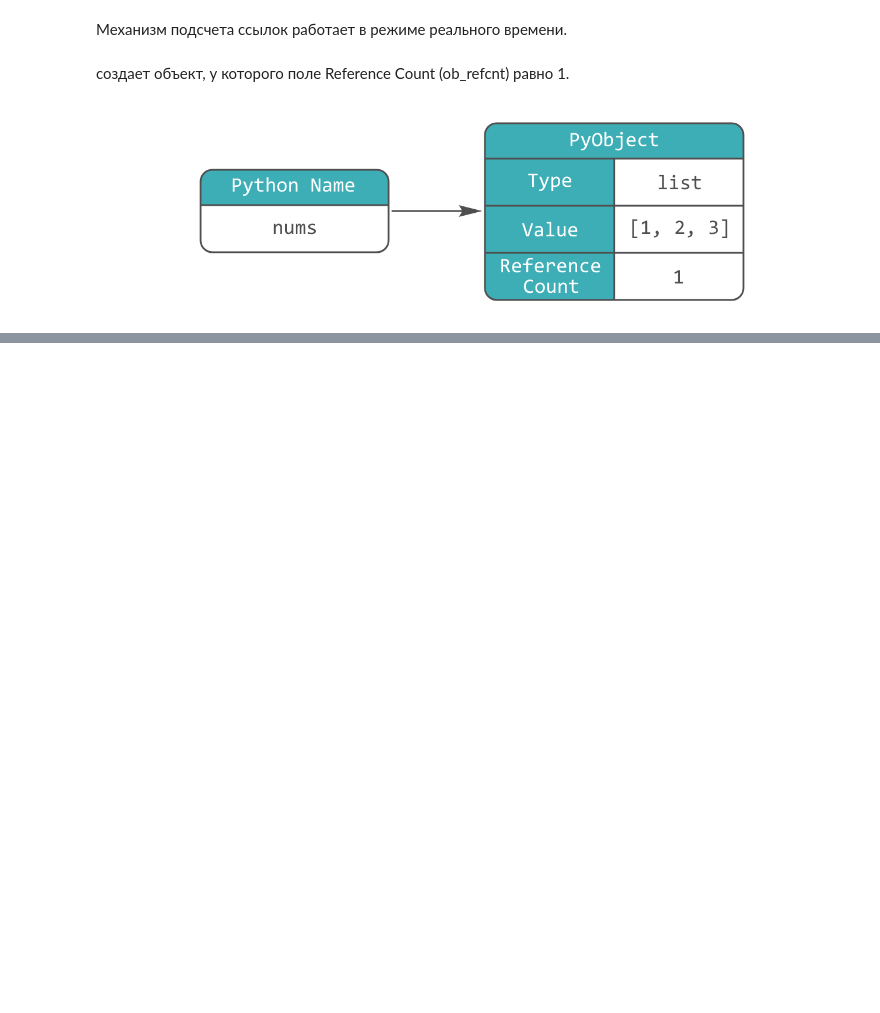
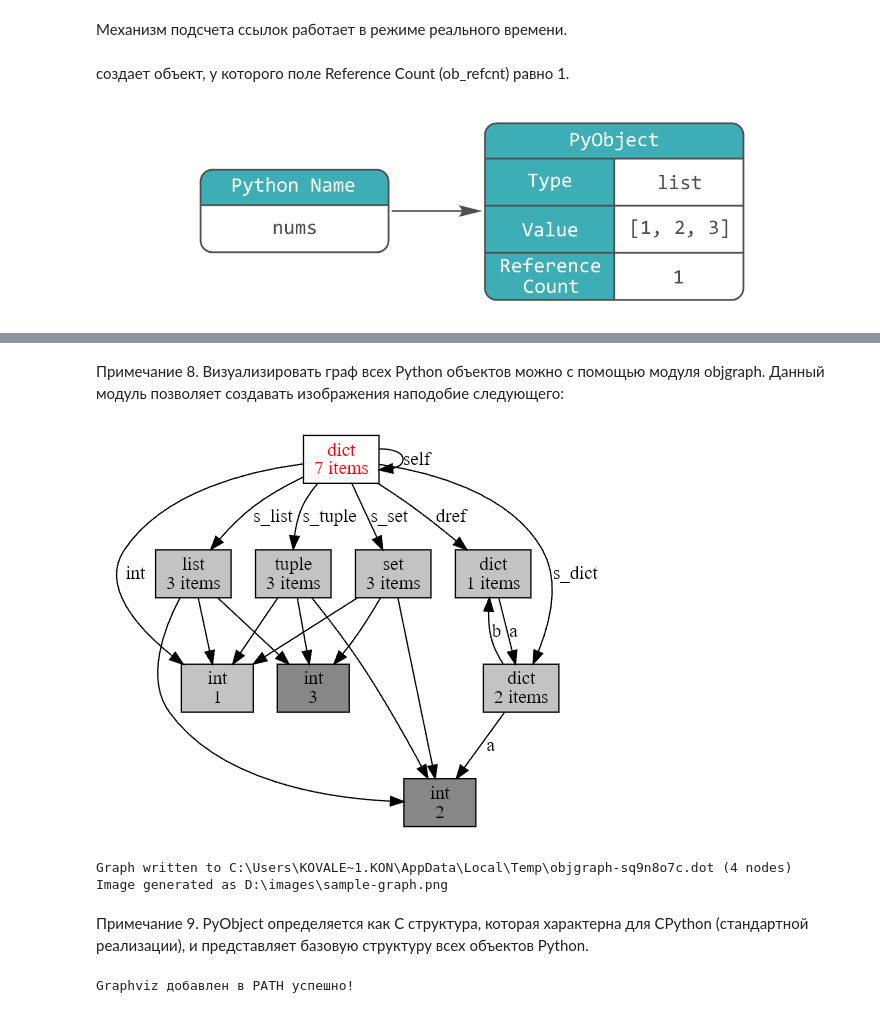
Before and after one commit to KovalenkoKonstantin/Python-Generation-a-Course-for-Professionals, a Jupyter notebook: 5/5.5 Memory clearing mechanisms.ipynb, the cells around one changed output, grey strips where cells are left out. Cells and saved outputs as stored; diff of their text form; code cells hidden in the pictures; blank space fills up the shorter version.

```diff
--- a/5/5.5 Memory clearing mechanisms.ipynb
+++ b/5/5.5 Memory clearing mechanisms.ipynb
@@ -26,0 +170,38 @@ picture('память8 (1).png')
+# %% [markdown]
+Примечание 8. Визуализировать граф всех Python объектов можно с помощью модуля objgraph. Данный модуль позволяет создавать изображения наподобие следующего:
+# %%
+picture('(1).png')
+# %% [output]
+[figure, added]
+# %%
+import objgraph
+
+x = []
+y = [x, [x], dict(x=x)]
+
+# Путь, куда сохранить изображение
+output_path = r"D:\images\sample-graph.png"
+
+# Показать ссылки на y и сохранить граф в указанную папку
+objgraph.show_refs([y], filename=output_path)
+# %% [output]
+Graph written to C:\Users\KOVALE~1.KON\AppData\Local\Temp\objgraph-sq9n8o7c.dot (4 nodes)
+Image generated as D:\images\sample-graph.png
+# %% [markdown]
+Примечание 9. PyObject определяется как C структура, которая характерна для CPython (стандартной реализации), и представляет базовую структуру всех объектов Python.
+# %%
+import os
+
+# Путь к Graphviz
+graphviz_path = r"C:\Program Files\Graphviz\bin"
+
+# Добавляем путь в переменную среды PATH
+os.environ["PATH"] += os.pathsep + graphviz_path
+
+# Проверка
+if "dot" in os.popen("where dot").read():
+    print("Graphviz добавлен в PATH успешно!")
+else:
+    print("Не удалось найти Graphviz в PATH.")
+# %% [output]
+Graphviz добавлен в PATH успешно!
```
Also changed, not shown: parts of 37 cells of this notebook.
